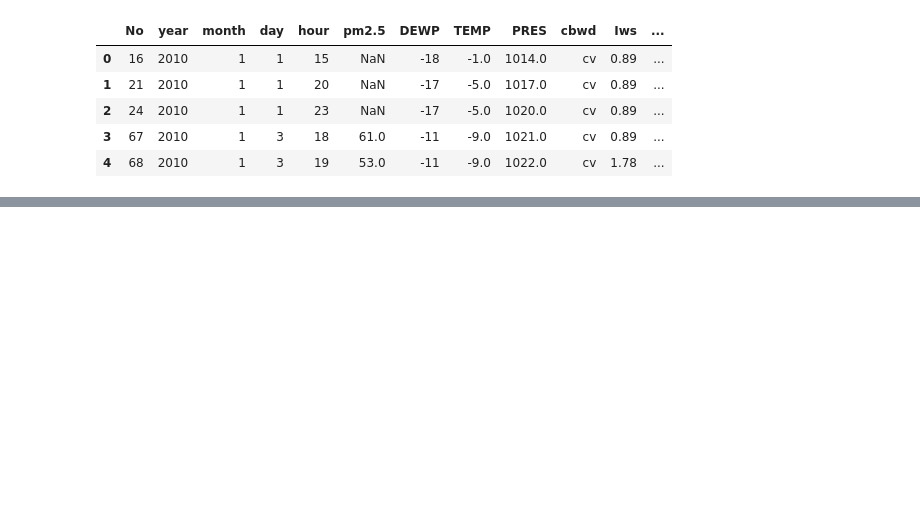
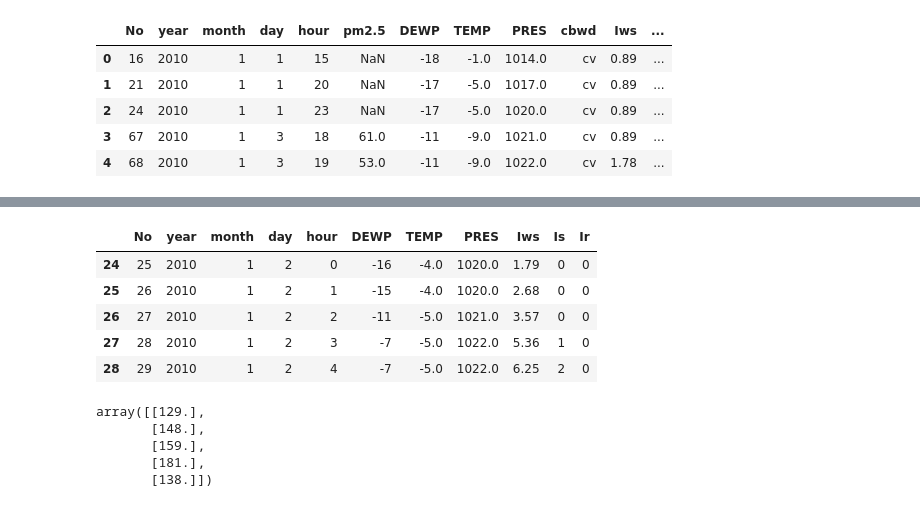
Before and after one commit to Corey-Holton/mini_project, a Jupyter notebook: regression_mini_project_solution.ipynb, the cells around one changed output, grey strips where cells are left out. Saved outputs shown, nothing was run; the diff lists cells and outputs as text; code cells hidden in the pictures; blank space fills up the shorter version.

```diff
--- a/regression_mini_project_solution.ipynb
+++ b/regression_mini_project_solution.ipynb
@@ -80,0 +98,21 @@ model_dict
+# %%
+# Get the features (everything except the "" column)
+X= df.copy().drop(columns="pm2.5")
+X.head()
+# %% [output]
+|  | No | year | month | day | hour | DEWP | TEMP | PRES | Iws | Is | Ir |
+| 24 | 25 | 2010 | 1 | 2 | 0 | -16 | -4.0 | 1020.0 | 1.79 | 0 | 0 |
+| 25 | 26 | 2010 | 1 | 2 | 1 | -15 | -4.0 | 1020.0 | 2.68 | 0 | 0 |
+| 26 | 27 | 2010 | 1 | 2 | 2 | -11 | -5.0 | 1021.0 | 3.57 | 0 | 0 |
+| 27 | 28 | 2010 | 1 | 2 | 3 | -7 | -5.0 | 1022.0 | 5.36 | 1 | 0 |
+| 28 | 29 | 2010 | 1 | 2 | 4 | -7 | -5.0 | 1022.0 | 6.25 | 2 | 0 |
+# %%
+# Get the target column
+y = df["pm2.5"].values.reshape(-1,1)
+y[0:5]
+# %% [output]
+array([[129.],
+       [148.],
+       [159.],
+       [181.],
+       [138.]])
```
Also changed, not shown: parts of 23 cells of this notebook.
